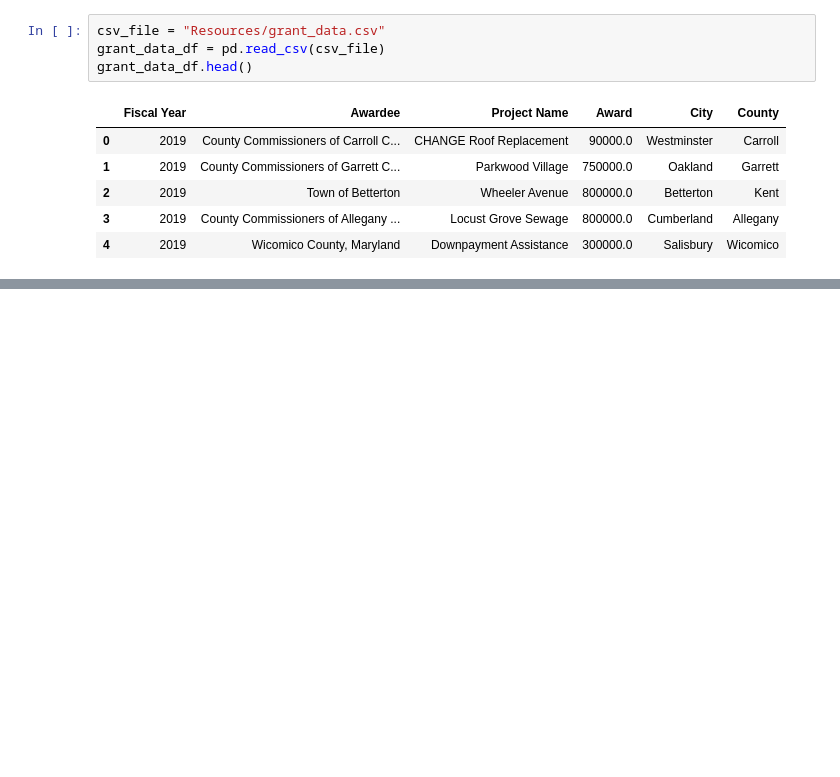
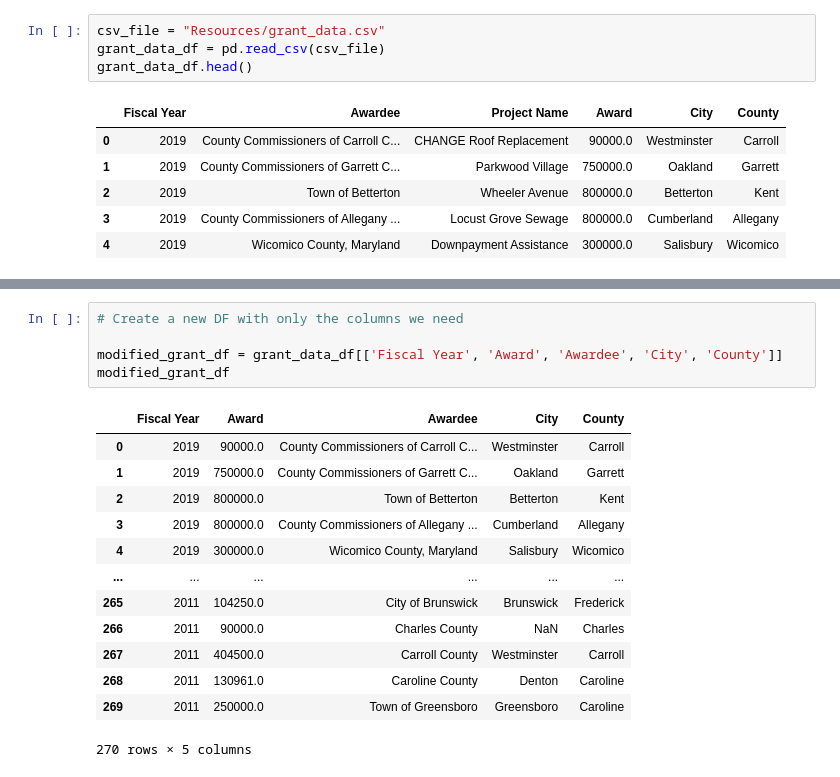
Before and after one commit to ccgrace/ETL_project, a Jupyter notebook: grants_etl.ipynb, the cells around one changed output, grey strips where cells are left out. Saved outputs shown, nothing was run; the diff lists cells and outputs as text; blank space fills up the shorter version.

```diff
--- a/grants_etl.ipynb
+++ b/grants_etl.ipynb
@@ -33,0 +39,19 @@ modified_df
+# %%
+# Create a new DF with only the columns we need
+
+modified_grant_df = grant_data_df[['Fiscal Year', 'Award', 'Awardee', 'City', 'County']]
+modified_grant_df
+# %% [output]
+|  | Fiscal Year | Award | Awardee | City | County |
+| 0 | 2019 | 90000.0 | County Commissioners of Carroll C... | Westminster | Carroll |
+| 1 | 2019 | 750000.0 | County Commissioners of Garrett C... | Oakland | Garrett |
+| 2 | 2019 | 800000.0 | Town of Betterton | Betterton | Kent |
+| 3 | 2019 | 800000.0 | County Commissioners of Allegany ... | Cumberland | Allegany |
+| 4 | 2019 | 300000.0 | Wicomico County, Maryland | Salisbury | Wicomico |
+| ... | ... | ... | ... | ... | ... |
+| 265 | 2011 | 104250.0 | City of Brunswick | Brunswick | Frederick |
+| 266 | 2011 | 90000.0 | Charles County | NaN | Charles |
+| 267 | 2011 | 404500.0 | Carroll County | Westminster | Carroll |
+| 268 | 2011 | 130961.0 | Caroline County | Denton | Caroline |
+| 269 | 2011 | 250000.0 | Town of Greensboro | Greensboro | Caroline |
+270 rows × 5 columns
```
Also changed, not shown: parts of 4 cells of this notebook, 1 other file.
